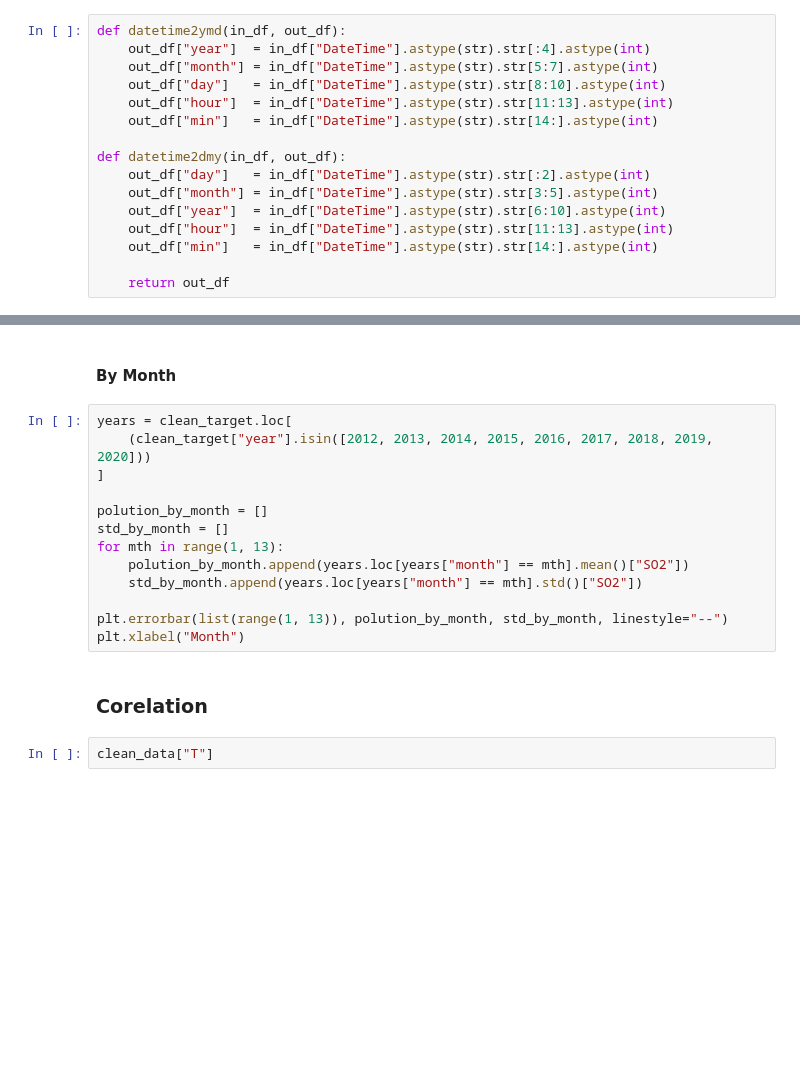
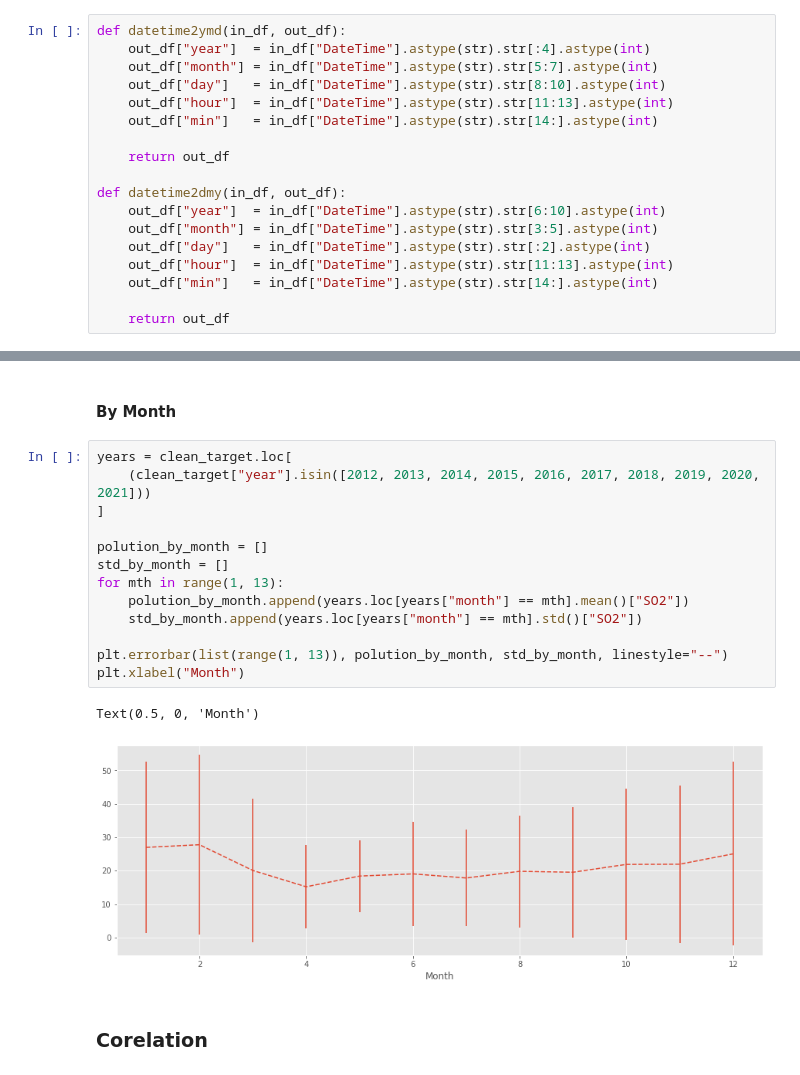
Before and after one commit to basicskill/matf-hackathon, a Jupyter notebook: Data Visualization.ipynb, the cells around one changed output, grey strips where cells are left out. Cells and saved outputs as stored; diff of their text form; blank space fills up the shorter version.

```diff
--- a/Data Visualization.ipynb
+++ b/Data Visualization.ipynb
@@ -57,10 +58,12 @@ def datetime2ymd(in_df, out_df):
     out_df["hour"]  = in_df["DateTime"].astype(str).str[11:13].astype(int)
     out_df["min"]   = in_df["DateTime"].astype(str).str[14:].astype(int)
 
+    return out_df
+
 def datetime2dmy(in_df, out_df):
+    out_df["year"]  = in_df["DateTime"].astype(str).str[6:10].astype(int)
+    out_df["month"] = in_df["DateTime"].astype(str).str[3:5].astype(int)
     out_df["day"]   = in_df["DateTime"].astype(str).str[:2].astype(int)
-    out_df["month"] = in_df["DateTime"].astype(str).str[3:5].astype(int)
-    out_df["year"]  = in_df["DateTime"].astype(str).str[6:10].astype(int)
     out_df["hour"]  = in_df["DateTime"].astype(str).str[11:13].astype(int)
     out_df["min"]   = in_df["DateTime"].astype(str).str[14:].astype(int)
 
@@ -134,18 +145,19 @@ plt.xlabel("Hour")
 #### By Month
 # %%
 years = clean_target.loc[
-    (clean_target["year"].isin([2012, 2013, 2014, 2015, 2016, 2017, 2018, 2019, 2020]))
+    (clean_target["year"].isin([2012, 2013, 2014, 2015, 2016, 2017, 2018, 2019, 2020, 2021]))
 ]
 
 polution_by_month = []
 std_by_month = []
 for mth in range(1, 13):
     polution_by_month.append(years.loc[years["month"] == mth].mean()["SO2"])
     std_by_month.append(years.loc[years["month"] == mth].std()["SO2"])
 
 plt.errorbar(list(range(1, 13)), polution_by_month, std_by_month, linestyle="--")
 plt.xlabel("Month")
+# %% [output]
+Text(0.5, 0, 'Month')
+[figure, added]
 # %% [markdown]
 ### Corelation
-# %%
-clean_data["T"]
```
Also changed, not shown: parts of 10 cells of this notebook.
